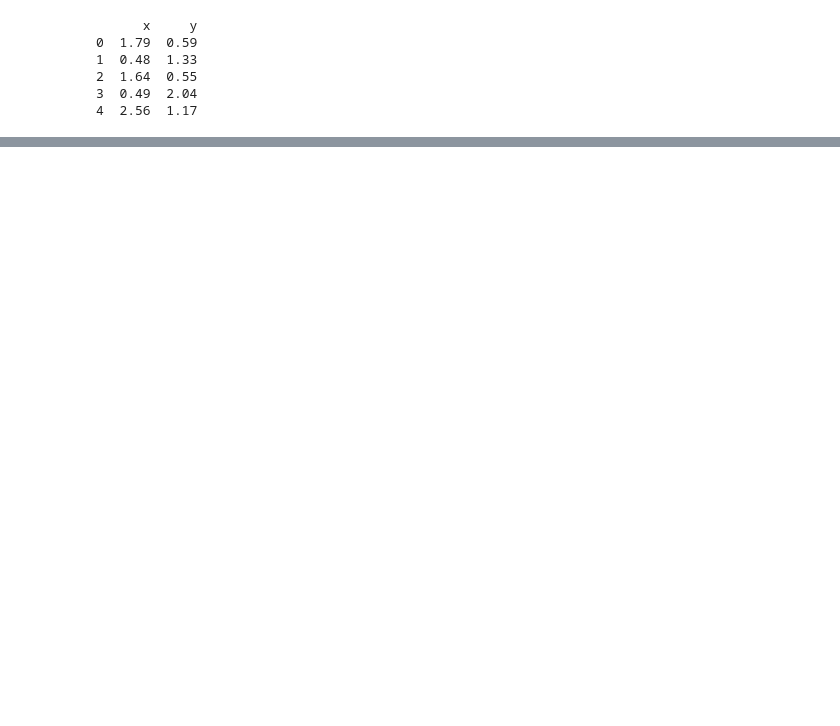
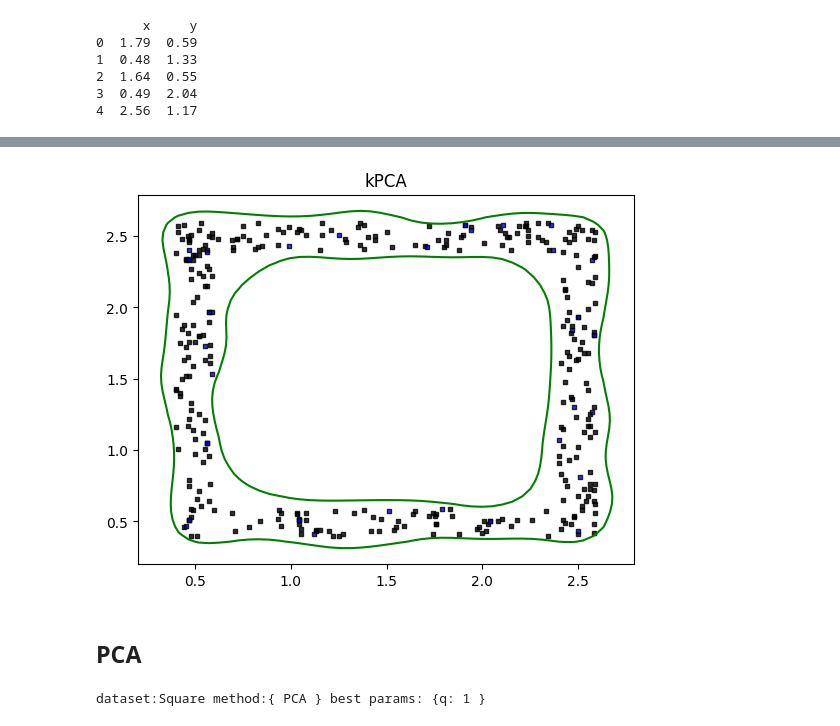
Before and after one commit to tsyasenpoor/KernelPCA, a Jupyter notebook: Kpca-on-square data.ipynb, the cells around one changed output, grey strips where cells are left out. Saved outputs shown, nothing was run; the diff lists cells and outputs as text; code cells hidden in the pictures; blank space fills up the shorter version.

```diff
--- a/Kpca-on-square data.ipynb
+++ b/Kpca-on-square data.ipynb
@@ -32,6 +38,7 @@ plt.show()
 # %% [output]
 [figure]
 # %%
+# Data Prepration
 from sklearn.model_selection import train_test_split
 
 # Assuming df_named_columns is your dataset loaded into a pandas DataFrame
@@ -39,6 +46,19 @@ X = df[['x', 'y']]  # Features
 # If you had a target variable, it would be something like y = df['target']
 
 # Split the dataset into training and testing sets
-X_train, X_eval, _, _ = train_test_split(X, X, test_size=0.2, random_state=42)
+# X_train, X_test, Y_train, Y_test = train_test_split(df['x'], df['y'], test_size=0.2, random_state=42)
+X_train, X_test = train_test_split(X, test_size=0.2, random_state=42)
 
+x_train=X_train.to_numpy()
+x_test=X_test.to_numpy()
+y_train=np.ones(x_train.shape[0])
+y_test=np.ones(x_test.shape[0])
+
+
+test_size = x_test.shape[0]
+idx = np.random.randint(0,test_size, int(test_size/2))
+x_val = x_test[idx]
+y_val = y_test[idx]
+x_test = x_test[~idx]
+y_test = y_test[~idx]
 # X_train and X_eval are now your training and evaluation sets
@@ -95,0 +86,64 @@ ValueError: Unable to coerce to DataFrame, shape must be (320, 320): given (320,
+# %%
+# decision_boundary_plot(x_train, X_test, y_test, [model],methods[0])
+colors = ['g','r','b','m']
+#fig, axs = plt.subplots(2,2,figsize=(10,10))
+fig, axs = plt.subplots(1,1)
+an_idx = np.where(y_test == 1)
+bg_idx = np.where(y_test == 0)
+
+xsteps = 50
+ysteps = 50
+xmin = np.min(df['x'].to_numpy())-.2
+ymin = np.min(df['y'].to_numpy())-.2
+xmax = np.max(df['x'].to_numpy())+.2
+ymax = np.max(df['y'].to_numpy())+.2
+
+
+xx,yy = np.meshgrid(np.linspace(xmin,xmax,xsteps), np.linspace(ymin,ymax,ysteps))
+grid_dims = xx.shape
+xx_f = np.expand_dims(xx.flatten(),axis=1)
+yy_f = np.expand_dims(yy.flatten(),axis=1)
+grid_list = np.concatenate((xx_f,yy_f),axis = 1)
+
+
+axs_ = np.reshape(axs,len(models))
+for i in range(len(models)):
+    axs_[i].scatter(x_train[:,0], x_train[:,1],s=10,label = None, color = 'k',marker='s', edgecolors='k',alpha = 0.8)
+    axs_[i].scatter(x_test[:,0], x_test[:,1],s=10,label = None, color = 'b',marker='s', edgecolors='k',alpha = 0.8)
+
+    # axs_[i].scatter(x_test[bg_idx,0], x_test[bg_idx,1],s=10,label = None, color = 'b',marker='s', edgecolors='b',alpha = 0.5)
+    # axs_[i].scatter(x_test[an_idx,0],x_test[an_idx,1], s=10,label = None, color = 'r',marker='s', edgecolors='r',alpha = 0.5)
+
+    grid_errs = np.reshape(np.expand_dims(models[i].decision_function(grid_list),axis=1),grid_dims)
+
+    bgval_idx = np.where(y_val == 1)
+    scores = models[i].decision_function(x_val)
+    fixed = np.max(scores[bgval_idx])
+    cntr1 = axs_[i].contour(xx,yy,grid_errs,[fixed],colors=colors[i])
+    #axs_[i].axis('off')
+    axs_[i].set_xlim(xmin,xmax)
+    axs_[i].set_ylim(ymin,ymax)
+    axs_[i].set_title(methods[i])
+    plt.subplots_adjust(wspace=0.25, hspace=0.25)
+# %% [output]
+[figure, added]
+# %% [markdown]
+## PCA
+# %%
+num_search = 10 # Number of Parameters to search in the given interval
+models = []
+scores = []
+test_aucs = []
+
+best_q = 1
+model = PCA(q = int(best_q))
+model.fit(x_train) #still using model data
+test_scores = model.decision_function(x_test)
+scores.append(test_scores)
+# test_auc = metrics.roc_auc_score(y_test,test_scores)
+# test_aucs.append(test_auc)
+# print('dataset:Square method:{',methods[0],'} best params:',  '{q:',best_q,'sigma:',round(best_sigma,4),'} val auc:', round(val_auc,4),'  test auc:',round(test_auc,4))
+print('dataset:Square method:{',methods[1],'} best params:',  '{q:',best_q,'}')
+models.append(model)
+# %% [output]
+dataset:Square method:{ PCA } best params: {q: 1 }
```
Also changed, not shown: parts of 10 cells of this notebook, 9 other files.
